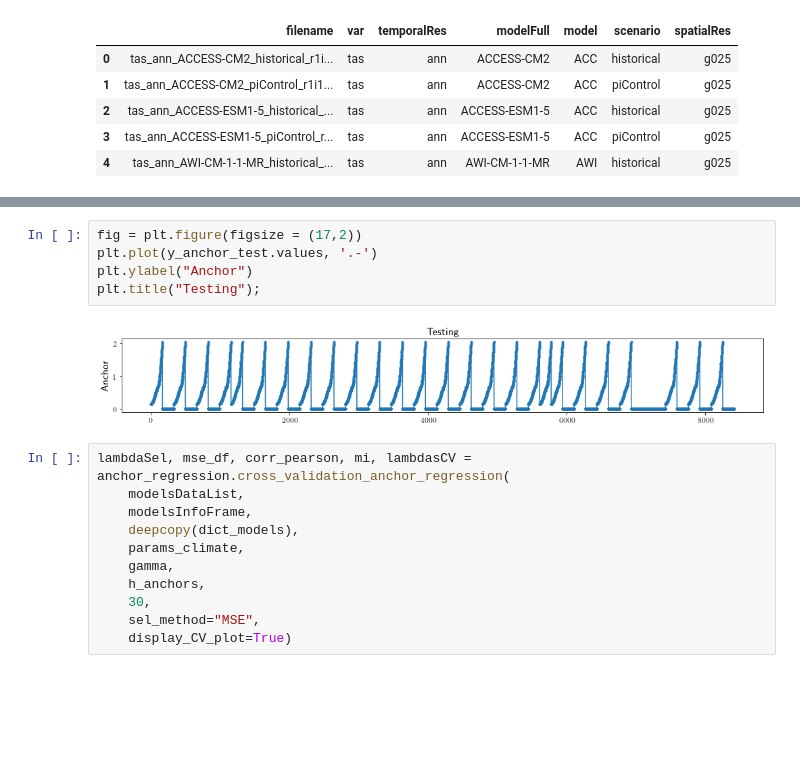
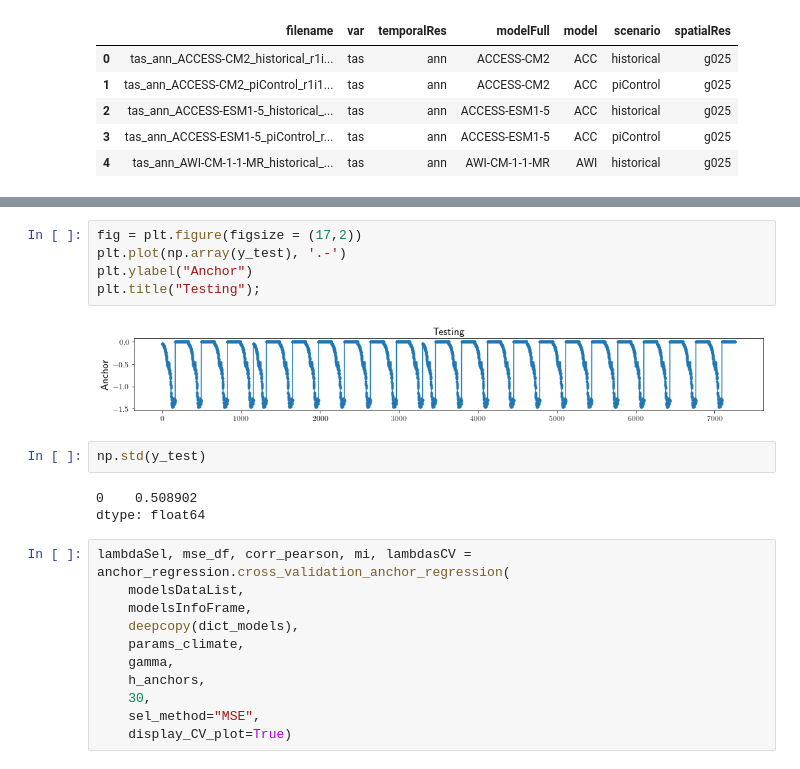
Before and after one commit to eszekely/robustDA, a Jupyter notebook: notebooks/CMIP6_dashlarge.ipynb, the cells around one changed output, grey strips where cells are left out. Drawn from its saved outputs; the diff is of its cells as text; blank space fills up the shorter version.

```diff
--- a/notebooks/CMIP6_dashlarge.ipynb
+++ b/notebooks/CMIP6_dashlarge.ipynb
@@ -67,11 +67,16 @@ y_anchor_test = dict_models["y_anchor_test"]
  'SAM']
 # %%
 fig = plt.figure(figsize = (17,2))
-plt.plot(y_anchor_test.values, '.-')
+plt.plot(np.array(y_test), '.-')
 plt.ylabel("Anchor")
 plt.title("Testing");
 # %% [output]
-[figure, old version]
+[figure, new version]
+# %%
+np.std(y_test)
+# %% [output]
+0    0.508902
+dtype: float64
 # %%
 lambdaSel, mse_df, corr_pearson, mi, lambdasCV = anchor_regression.cross_validation_anchor_regression(
     modelsDataList,
```
Also changed, not shown: parts of 35 cells of this notebook, 5 other files.
